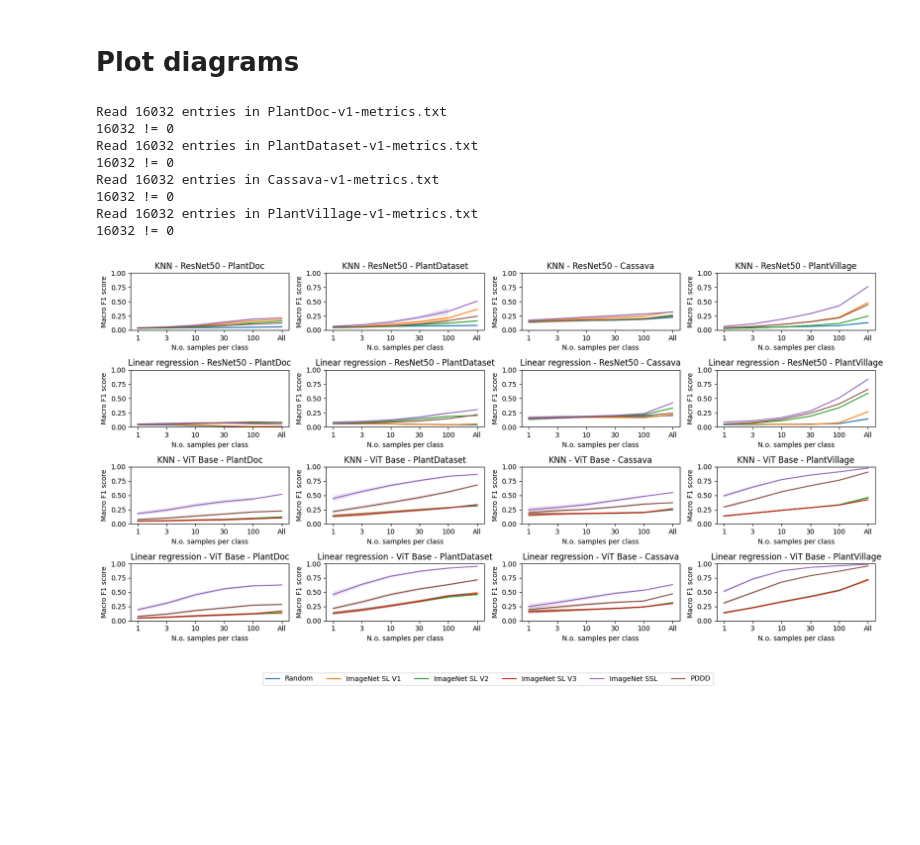
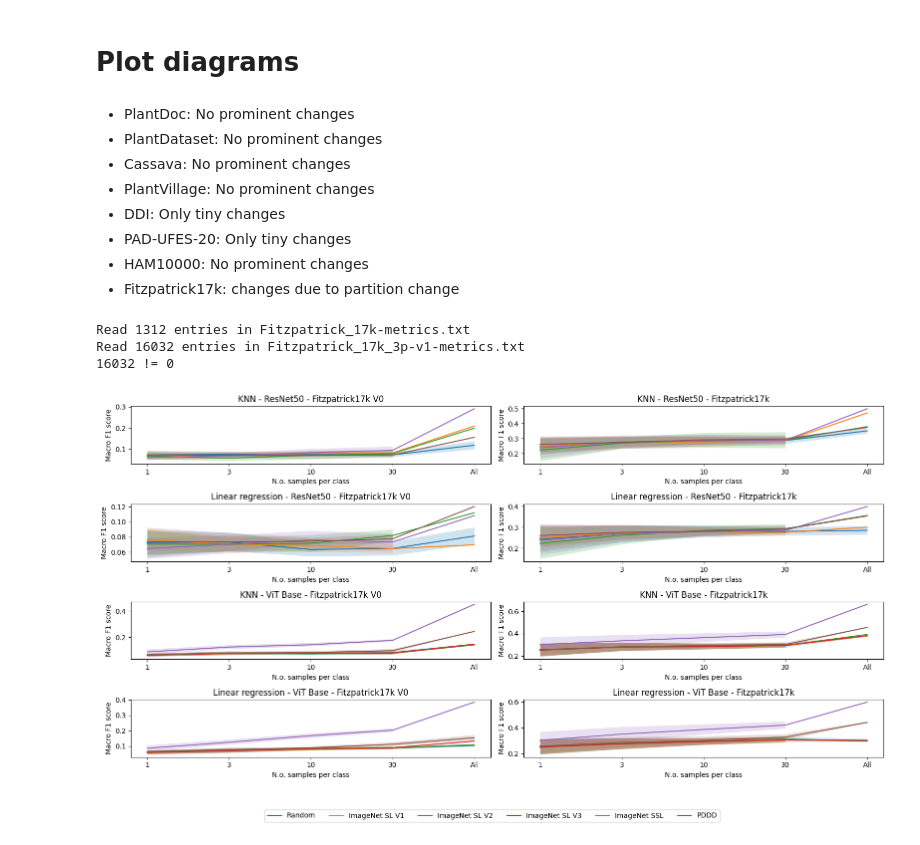
Before and after one commit to AlexanderPeter/thesis, a Jupyter notebook: code/19_plot_diagrams.ipynb, the cells around one changed output. Cells and saved outputs as stored; diff of their text form; code cells hidden in the pictures; blank space fills up the shorter version.

```diff
--- a/code/19_plot_diagrams.ipynb
+++ b/code/19_plot_diagrams.ipynb
@@ -8,7 +8,7 @@ import pandas as pd
 import re
 # %%
 metric_file_root_path = "../runs/"
-x_value_order = ["1", "3", "10", "30", "100", "All"]
+x_value_order = ["1", "3", "10", "30", "All"] # , "100"
 x_axis_title = "N.o. samples per class"
 y_axis_title = "Macro F1 score"
 score_column = "f1_macro"
@@ -34,24 +34,33 @@ model_configs = {
 # "Cassava mini": r"Cassava_Mini-",  #
 # "DDI (malignant) v2": r"DDI_malignant-v2-",
 dataset_configs = {
-    # "PlantDoc": r"PlantDoc-",  #
-    # "PlantDataset": r"PlantDataset-",  #
-    # "Cassava": r"Cassava-",  #
-    # "PlantVillage": r"PlantVillage-",  #
-    # "DDI (malignant)": r"DDI_malignant-", #
-    # "PAD-UFES-20": r"PAD_UFES_20-", #
-    # "HAM10000": r"HAM10000-", #
-    # "Fitzpatrick17k": r"Fitzpatrick_17k-", #
+    # "PlantDoc V0": r"PlantDoc-",  #
+    # "PlantDataset V0": r"PlantDataset-",  #
+    # "Cassava V0": r"Cassava-",  #
+    # "PlantVillage V0": r"PlantVillage-",  #
+    # "DDI (malignant) V0": r"DDI_malignant-", #
+    # "PAD-UFES-20 V0": r"PAD_UFES_20-", #
+    # "HAM10000 V0": r"HAM10000-", #
+    "Fitzpatrick17k V0": r"Fitzpatrick_17k-", #
     #
-    "PlantDoc": r"PlantDoc-v1-",  #
-    "PlantDataset": r"PlantDataset-v1-",  #
-    "Cassava": r"Cassava-v1-",  #
-    "PlantVillage": r"PlantVillage-v1-",  #
+    # "PlantDoc": r"PlantDoc-v1-",  #
+    # "PlantDataset": r"PlantDataset-v1-",  #
+    # "Cassava": r"Cassava-v1-",  #
+    # "PlantVillage": r"PlantVillage-v1-",  #
     # "DDI (malignant)": r"DDI_malignant-v1-", #
     # "PAD-UFES-20": r"PAD_UFES_20-v1-", #
     # "HAM10000": r"HAM10000-v1-", #
-    # "Fitzpatrick17k": r"Fitzpatrick_17k_3p-v1-", #
+    "Fitzpatrick17k": r"Fitzpatrick_17k_3p-v1-", #
 }
+# %% [markdown]
+- PlantDoc: No prominent changes
+- PlantDataset: No prominent changes
+- Cassava: No prominent changes
+- PlantVillage: No prominent changes
+- DDI: Only tiny changes
+- PAD-UFES-20: Only tiny changes
+- HAM10000: No prominent changes
+- Fitzpatrick17k: changes due to partition change
 # %%
 def number_to_string(value):
     if value == value:
@@ -131,42 +140,37 @@ for column, dataset_key in enumerate(dataset_configs):
                     df_val["mean"] - df_val["std"],
                     df_val["mean"] + df_val["std"],
                     alpha=0.2,
                 )
                 # ax[row][column].plot(df_val["mean"], linestyle='dashed',label=label) # ,label=[label]
                 df_val.plot.line(
                     ax=ax[row][column],
                     y=["mean"],
                     # x=["number_of_samples"], NOTE: index is x-axis as default
                     label=[label],
                 )
 
                 # ax[row][column].set_ylim([0, 0.6])
                 ax[row][column].set_title(f"{model_key} - {arch_key} - {dataset_key}")
                 ax[row][column].set_ylabel(y_axis_title)
                 ax[row][column].set_xlabel(x_axis_title)
                 ax[row][column].get_legend().remove()
                 # ax[row][column].set_xlim([xmin, xmax])
-                ax[row][column].set_ylim([0, 1])
+                # ax[row][column].set_ylim([0, 1])
 
 # lines_labels = [ax.get_legend_handles_labels() for ax in fig.axes]
 lines_labels = [fig.axes[0].get_legend_handles_labels()]
 lines, labels = [sum(lol, []) for lol in zip(*lines_labels)]
 fig.tight_layout()
 # fig.legend(lines, labels, loc='lower center', ncol=4)
 fig.legend(
     lines, labels, loc="upper center", bbox_to_anchor=(0.5, -0.05), ncol=len(labels)
 )
 plt.show()
 # %% [output]
-Read 16032 entries in PlantDoc-v1-metrics.txt
+Read 1312 entries in Fitzpatrick_17k-metrics.txt
+Read 16032 entries in Fitzpatrick_17k_3p-v1-metrics.txt
 16032 != 0
-Read 16032 entries in PlantDataset-v1-metrics.txt
-16032 != 0
-Read 16032 entries in Cassava-v1-metrics.txt
-16032 != 0
-Read 16032 entries in PlantVillage-v1-metrics.txt
-16032 != 0
-[figure, old version]
+[figure, new version]
 # %%
 df_knn = df[df["model_name"] == "knn"]
 
```
Also changed, not shown: parts of 1 cell of this notebook, 5 other files.
